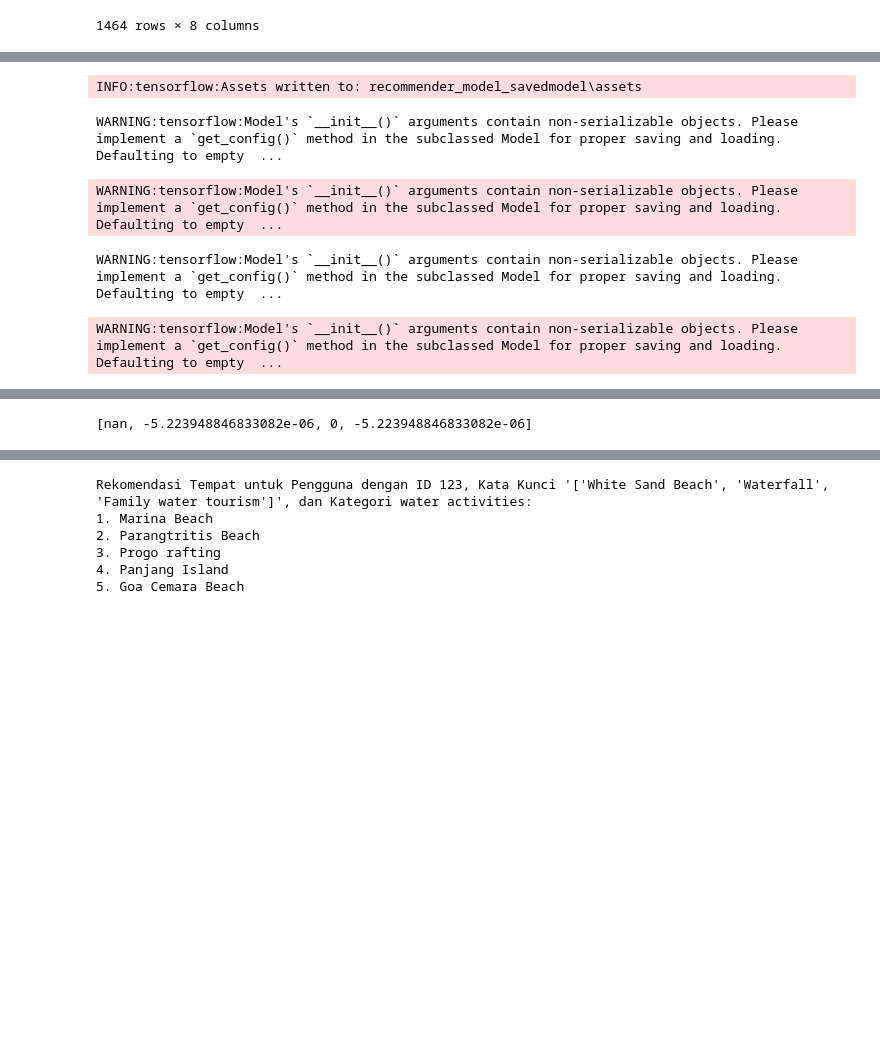
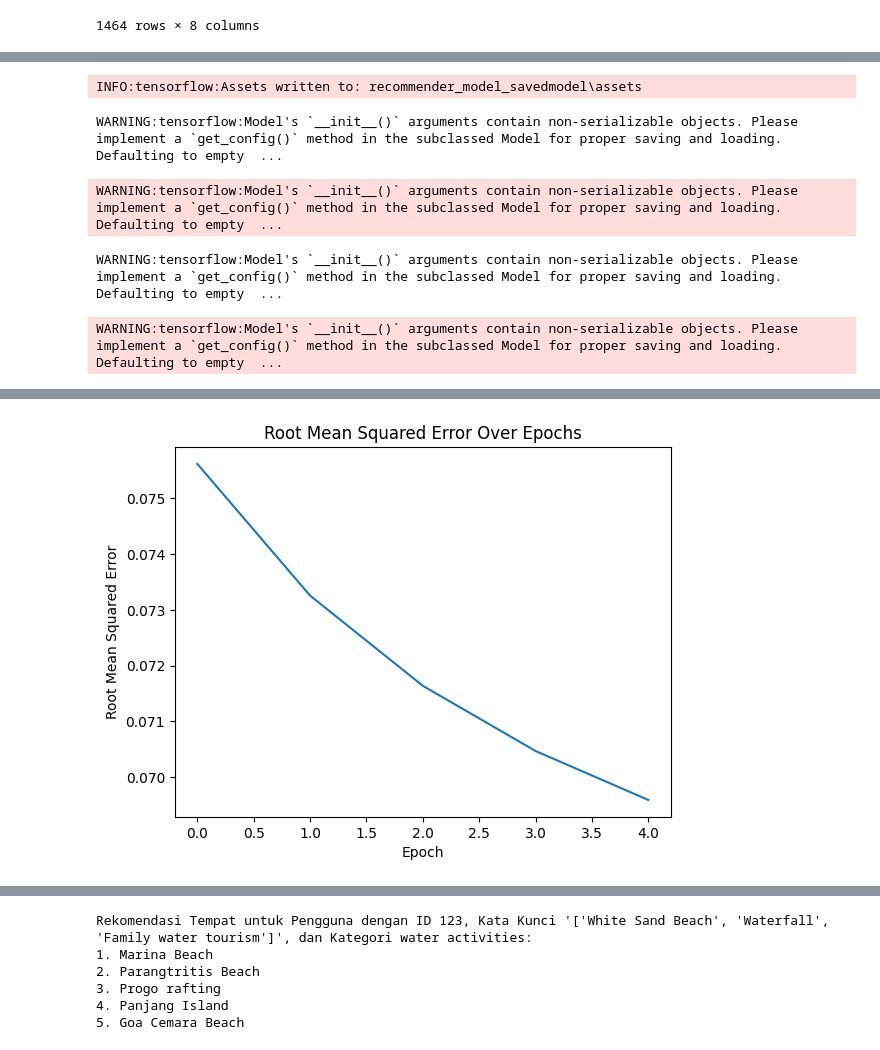
Before and after one commit to Rifai2a2/NusaGo, a Jupyter notebook: Machine Learning/Machine_learning_model.ipynb, the cells around one changed output, grey strips where cells are left out. Drawn from its saved outputs; the diff is of its cells as text; code cells hidden in the pictures; blank space fills up the shorter version.

```diff
--- a/Machine Learning/Machine_learning_model.ipynb
+++ b/Machine Learning/Machine_learning_model.ipynb
@@ -173,7 +173,7 @@ model = RecommenderModel(user_model, place_model, description_model, task)
 model.compile(optimizer=tf.keras.optimizers.Adagrad(learning_rate=0.1))
 
 # Create input pipelines
-train_batch_size = 32
+train_batch_size = 64
 train_data = tf.data.Dataset.from_tensor_slices(dict(train_df))
 train_data = train_data.batch(train_batch_size)
 
@@ -189,5 +189,16 @@ model.save("recommender_model_savedmodel", save_format="tf")
 
 # Evaluate the model
 model.evaluate(test_data)
+
+import matplotlib.pyplot as plt
+
+history = model.fit(train_data, epochs=5)
+
+# Plot the Root Mean Squared Error over epochs
+plt.plot(history.history["root_mean_squared_error"])
+plt.title("Root Mean Squared Error Over Epochs")
+plt.xlabel("Epoch")
+plt.ylabel("Root Mean Squared Error")
+plt.show()
 # %% [output]
 Epoch 1/5
@@ -212 +233 @@ WARNING:tensorflow:Model's `__init__()` arguments contain non-serializable objec
-[nan, -5.223948846833082e-06, 0, -5.223948846833082e-06]
+[figure, added]
```
Also changed, not shown: parts of 2 cells of this notebook, 6 other files.
